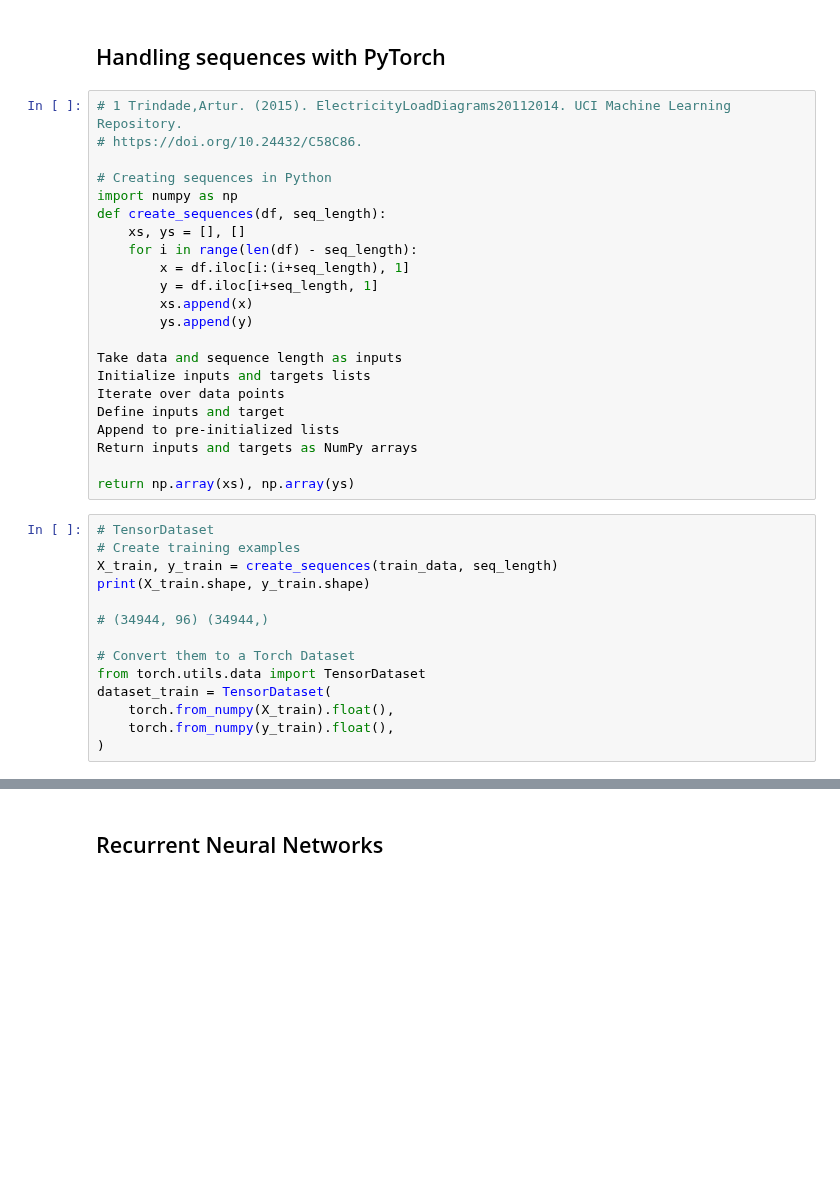
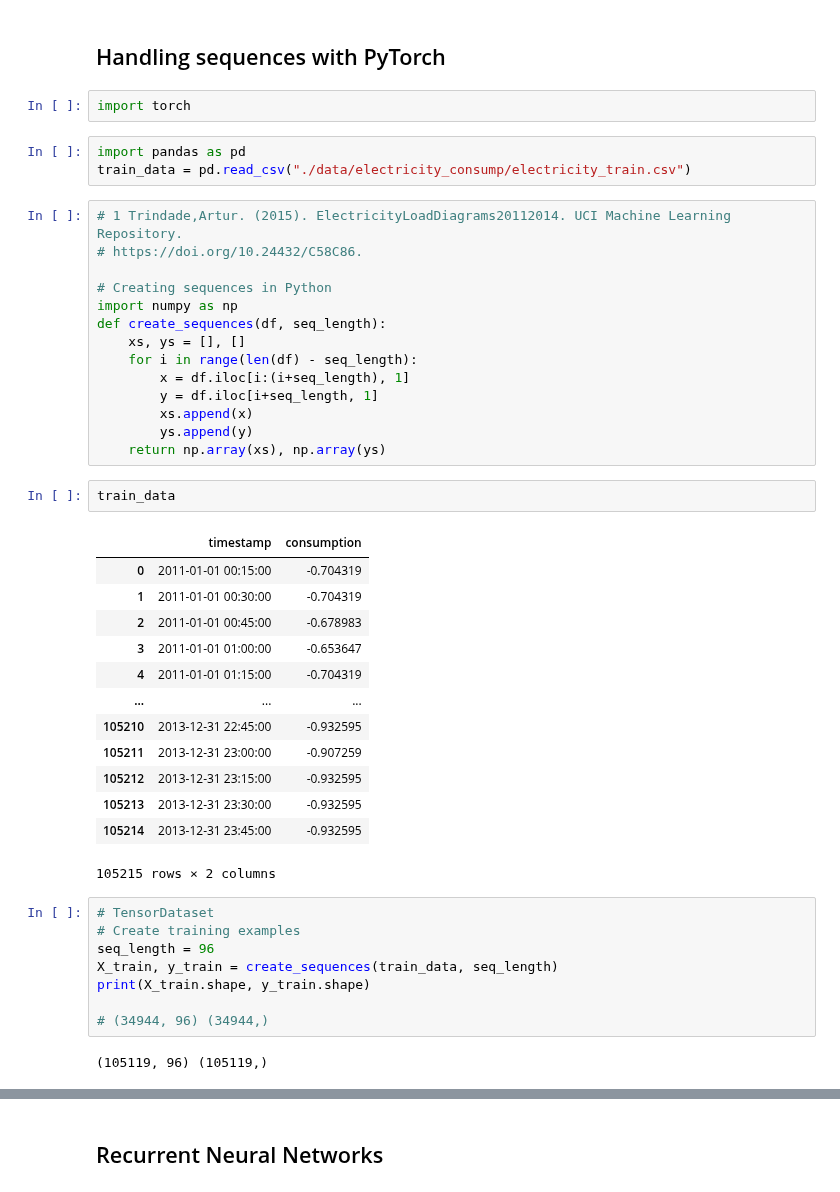
Before and after one commit to jvstinian/data-science-projects, a Jupyter notebook: notebooks/python/IntermediateDeepLearningWithPytorch.ipynb, the cells around one changed output, grey strips where cells are left out. Saved outputs shown, nothing was run; the diff lists cells and outputs as text; blank space fills up the shorter version.

```diff
--- a/notebooks/python/IntermediateDeepLearningWithPytorch.ipynb
+++ b/notebooks/python/IntermediateDeepLearningWithPytorch.ipynb
@@ -538,6 +538,11 @@ print(precision_per_class)
 # Chapter 3
 # %% [markdown]
 ## Handling sequences with PyTorch
+# %%
+import torch
+# %%
+import pandas as pd
+train_data = pd.read_csv("./data/electricity_consump/electricity_train.csv")
 # %%
 # 1 Trindade,Artur. (2015). ElectricityLoadDiagrams20112014. UCI Machine Learning Repository.
 # https://doi.org/10.24432/C58C86.
@@ -551,26 +556,30 @@ def create_sequences(df, seq_length):
         y = df.iloc[i+seq_length, 1]
         xs.append(x)
         ys.append(y)
-
-Take data and sequence length as inputs
-Initialize inputs and targets lists
-Iterate over data points
-Define inputs and target
-Append to pre-initialized lists
-Return inputs and targets as NumPy arrays
-
-return np.array(xs), np.array(ys)
+    return np.array(xs), np.array(ys)
+# %%
+train_data
+# %% [output]
+|  | timestamp | consumption |
+| 0 | 2011-01-01 00:15:00 | -0.704319 |
+| 1 | 2011-01-01 00:30:00 | -0.704319 |
+| 2 | 2011-01-01 00:45:00 | -0.678983 |
+| 3 | 2011-01-01 01:00:00 | -0.653647 |
+| 4 | 2011-01-01 01:15:00 | -0.704319 |
+| ... | ... | ... |
+| 105210 | 2013-12-31 22:45:00 | -0.932595 |
+| 105211 | 2013-12-31 23:00:00 | -0.907259 |
+| 105212 | 2013-12-31 23:15:00 | -0.932595 |
+| 105213 | 2013-12-31 23:30:00 | -0.932595 |
+| 105214 | 2013-12-31 23:45:00 | -0.932595 |
+105215 rows × 2 columns
 # %%
 # TensorDataset
 # Create training examples
+seq_length = 96
 X_train, y_train = create_sequences(train_data, seq_length)
 print(X_train.shape, y_train.shape)
 
 # (34944, 96) (34944,)
-
-# Convert them to a Torch Dataset
-from torch.utils.data import TensorDataset
-dataset_train = TensorDataset(
-    torch.from_numpy(X_train).float(),
-    torch.from_numpy(y_train).float(),
-)
+# %% [output]
+(105119, 96) (105119,)
```
Also changed, not shown: parts of 3 cells of this notebook.
